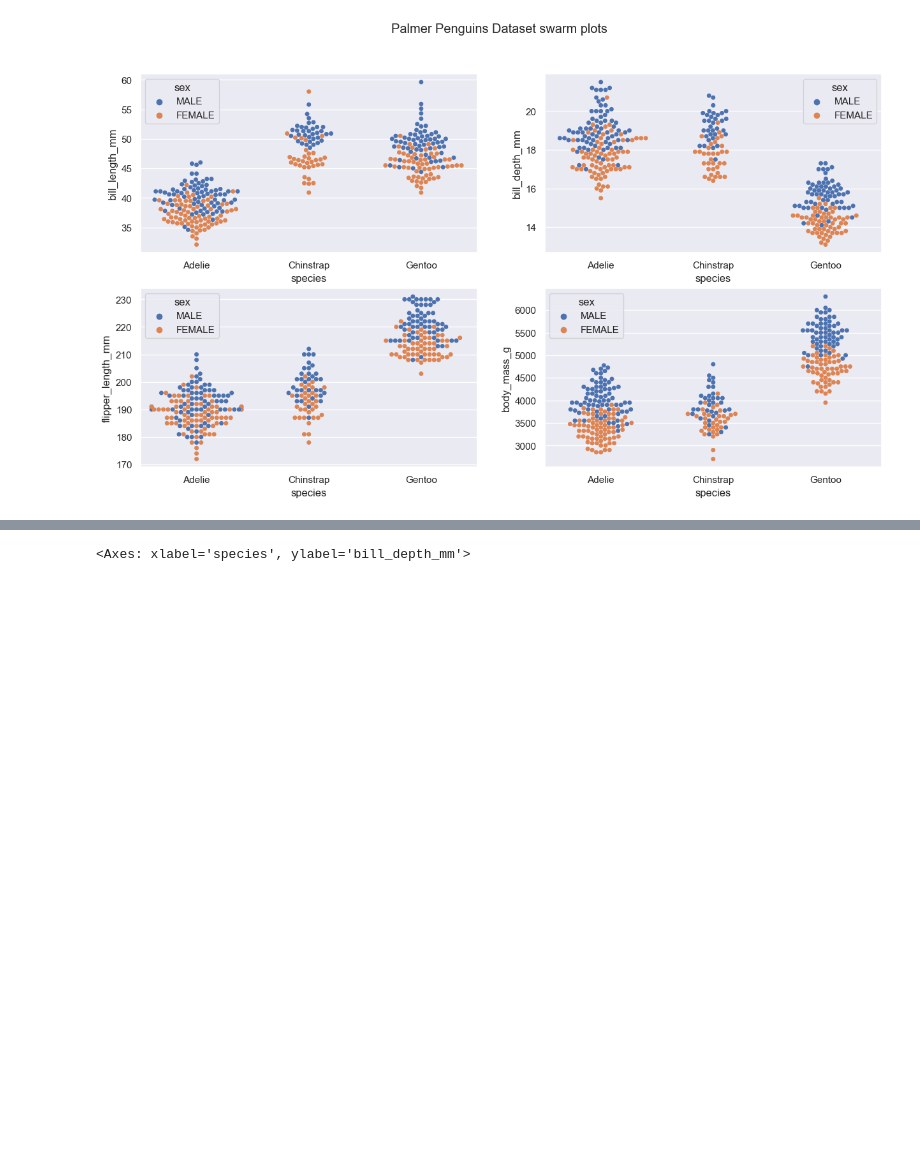
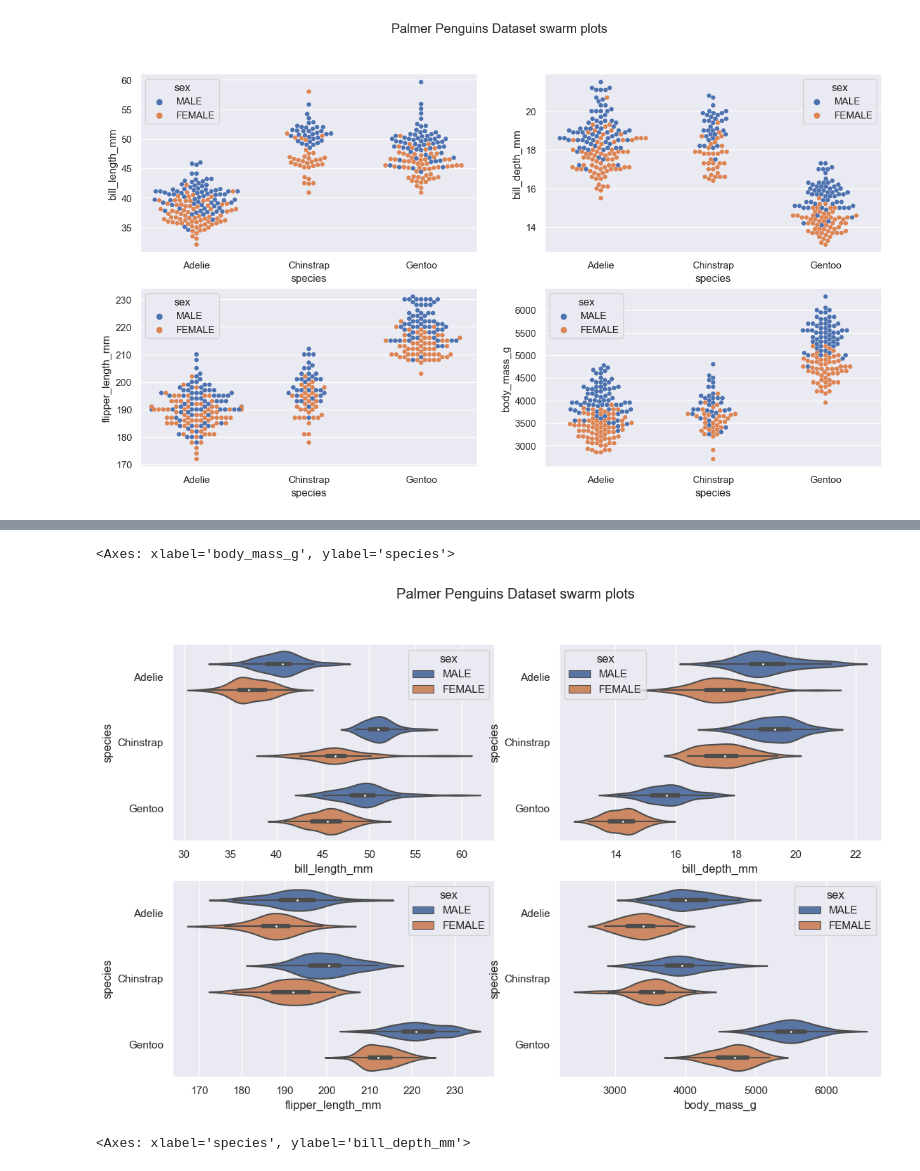
Before and after one commit to Gtalen/data-analytics, a Jupyter notebook: penguins.ipynb, the cells around one changed output, grey strips where cells are left out. Saved outputs shown, nothing was run; the diff lists cells and outputs as text; code cells hidden in the pictures; blank space fills up the shorter version.

```diff
--- a/penguins.ipynb
+++ b/penguins.ipynb
@@ -320,3 +339,16 @@ sns.swarmplot(data=penguin, x='species', y='body_mass_g', hue = 'sex', ax = ax [
+# %%
+#creating chart for each subplot
+
+fig, ax = plt.subplots(2, 2, figsize = (13, 8))
+fig.suptitle ('Palmer Penguins Dataset swarm plots')
+
+sns.violinplot(data=penguin,  x='bill_length_mm', y='species', hue = 'sex', ax = ax [0, 0])
+sns.violinplot(data=penguin,  x='bill_depth_mm', y='species', hue = 'sex', ax = ax [0, 1])
+sns.violinplot(data=penguin,  x='flipper_length_mm', y='species', hue = 'sex', ax = ax [1, 0])
+sns.violinplot(data=penguin,  x='body_mass_g', y='species', hue = 'sex', ax = ax [1, 1])
+# %% [output]
+<Axes: xlabel='body_mass_g', ylabel='species'>
+[figure, added]
 # %%
 sns.boxplot(data=penguin, x='species', y='bill_depth_mm', hue='island')
 # %% [output]
```
Also changed, not shown: parts of 11 cells of this notebook.
